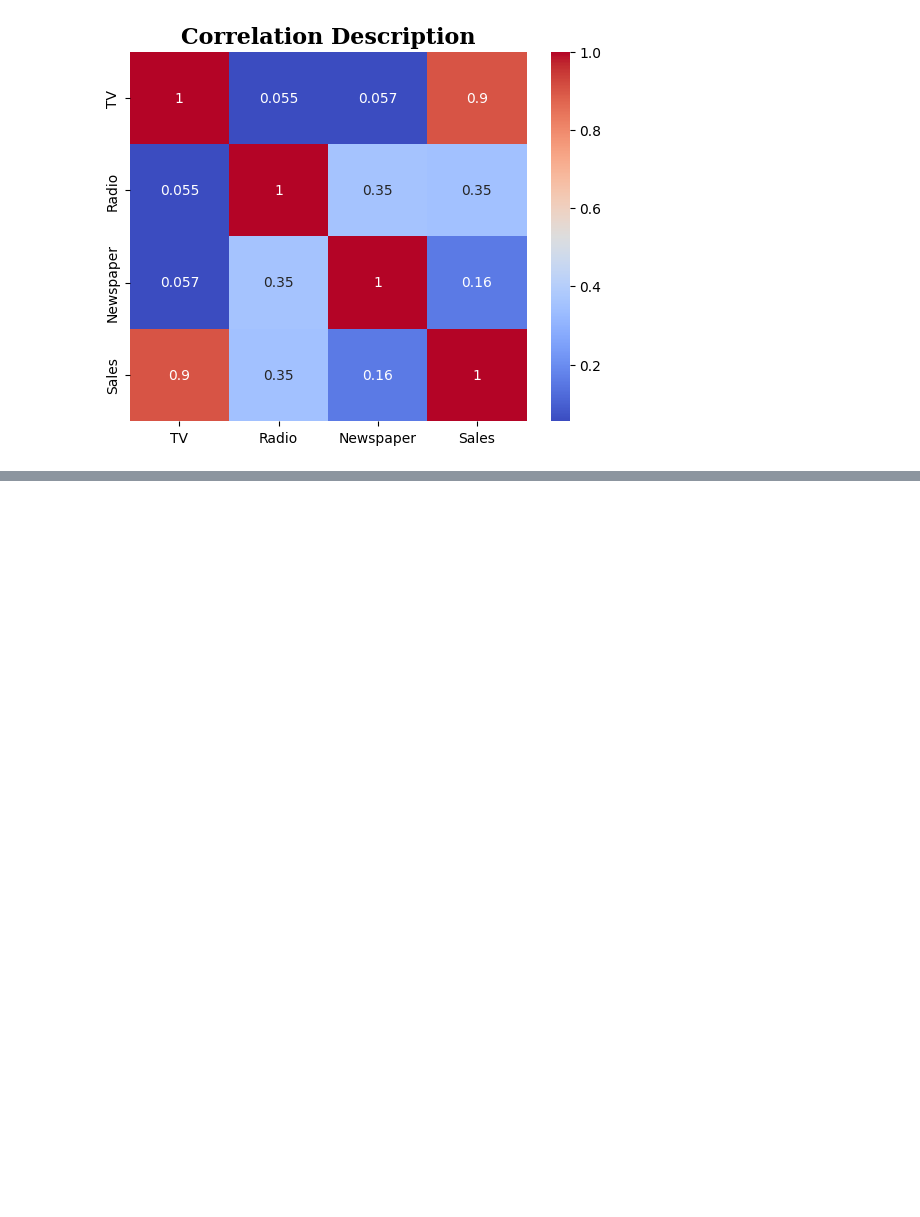
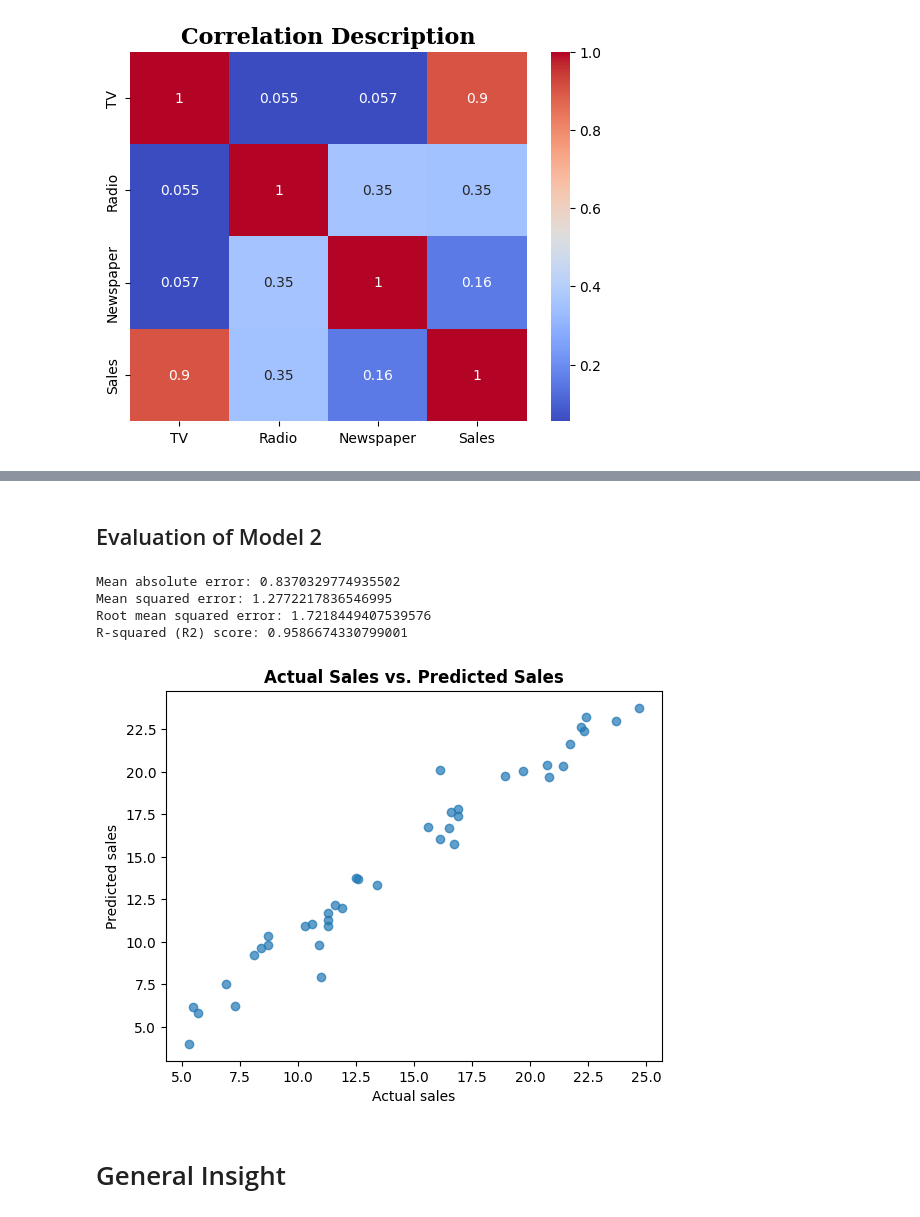
Before and after one commit to Cheannel/CODSOFT, a Jupyter notebook: Project_Sales_Prediction/Sales_Prediction.ipynb, the cells around one changed output, grey strips where cells are left out. Drawn from its saved outputs; the diff is of its cells as text; code cells hidden in the pictures; blank space fills up the shorter version.

```diff
--- a/Project_Sales_Prediction/Sales_Prediction.ipynb
+++ b/Project_Sales_Prediction/Sales_Prediction.ipynb
@@ -208,2 +206,4 @@ X_scaled = scaler.fit_transform(X)
 # %%
-X_train, X_test, y_train, y_test = train_test_split(X_scaled, y, train_size= 0.8, random_state =  42)
+# Splits the data into train set
+X_train, X_test, y_train, y_test = train_test_split(X,
+                                                    y, test_size= 0.2, random_state =  42)
@@ -259,2 +252,0 @@ model = LinearRegression()
-# %%
-model.fit(X_train, y_train)
@@ -387,0 +410,29 @@ print(r2)
+# %% [markdown]
+## Evaluation of Model 2
+# %%
+# Evaluates performance of model using Regression metrics
+mae = mean_absolute_error(y_test, gbc_X_test_pred)
+mse = mean_squared_error(y_test, gbc_X_test_pred)
+rmae = mean_squared_error(y_test, dtr_X_test_pred, squared=False)
+r2 = r2_score(y_test, gbc_X_test_pred)
+
+print('Mean absolute error:', mae)
+print('Mean squared error:', mse)
+print('Root mean squared error:', rmae)
+print('R-squared (R2) score:', r2)
+# %% [output]
+Mean absolute error: 0.8370329774935502
+Mean squared error: 1.2772217836546995
+Root mean squared error: 1.7218449407539576
+R-squared (R2) score: 0.9586674330799001
+# %%
+# Visualizes actual sales by predicted sales
+mplt.scatter(y_test, gbc_X_test_pred, alpha=0.7)
+mplt.xlabel('Actual sales')
+mplt.ylabel('Predicted sales')
+mplt.title('Actual Sales vs. Predicted Sales', fontdict={'weight':'bold'})
+mplt.show()
+# %% [output]
+[figure, added]
+# %% [markdown]
+# General Insight
```
Also changed, not shown: parts of 85 cells of this notebook.
